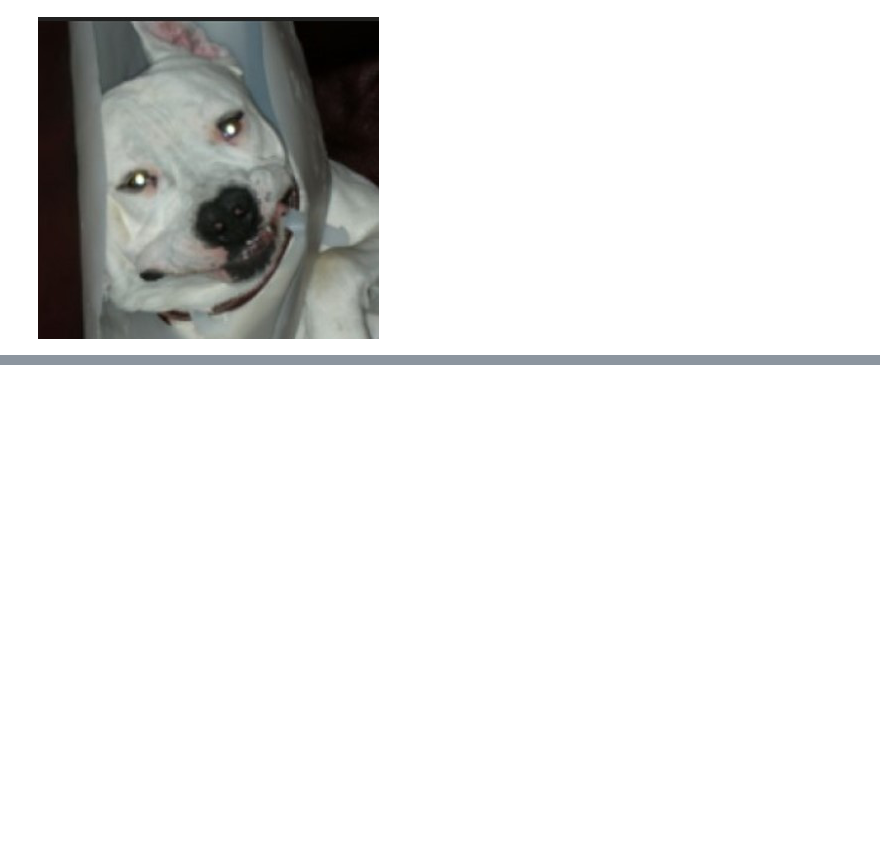
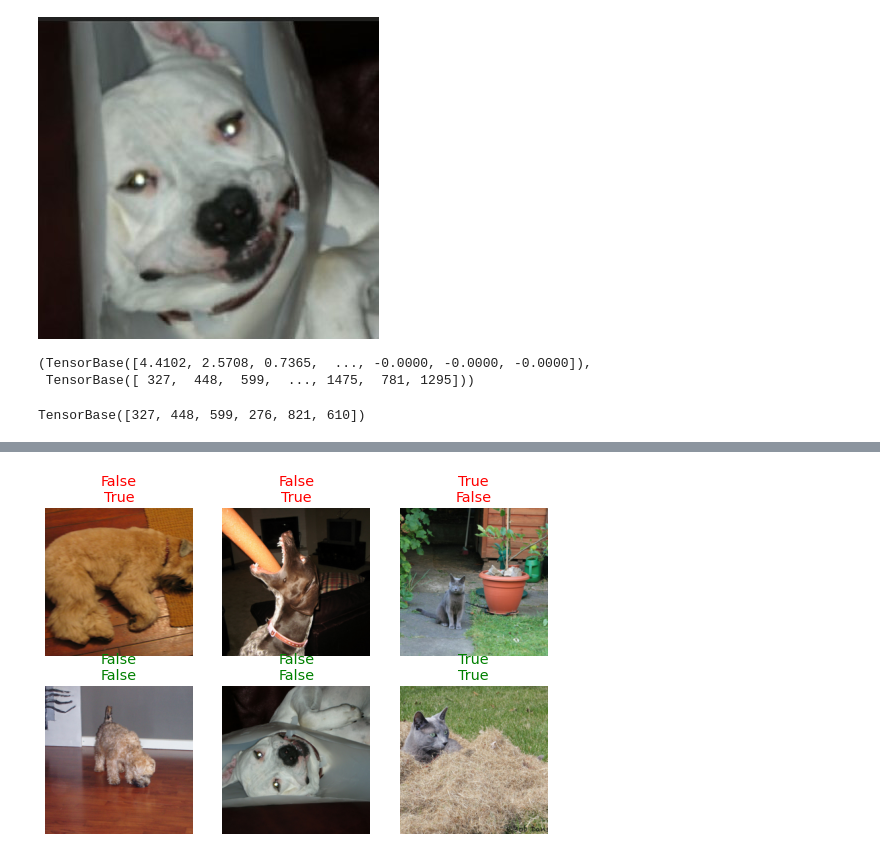
Before and after one commit to lukexyz/crystal-ball, a Jupyter notebook: nbs/02_controller.ipynb, the cells around one changed output, grey strips where cells are left out. Saved outputs shown, nothing was run; the diff lists cells and outputs as text; code cells hidden in the pictures; blank space fills up the shorter version.

```diff
--- a/nbs/02_controller.ipynb
+++ b/nbs/02_controller.ipynb
@@ -112,3 +112,15 @@ img
 # %% [output]
 TensorBase([[0.9869, 0.0131]], device='cuda:0')
 [figure]
+# %%
+tl = interp.top_losses()
+tl
+# %% [output]
+(TensorBase([4.4102, 2.5708, 0.7365,  ..., -0.0000, -0.0000, -0.0000]),
+ TensorBase([ 327,  448,  599,  ..., 1475,  781, 1295]))
+# %%
+tl_idxs = tl[1][:6]
+print(tl_idxs)
+interp.show_results(idxs=tl_idxs)
+# %% [output]
+TensorBase([327, 448, 599, 276, 821, 610])
@@ -114,0 +128 @@ TensorBase([[0.9869, 0.0131]], device='cuda:0')
+[figure, added]
```
Also changed, not shown: parts of 3 cells of this notebook.
